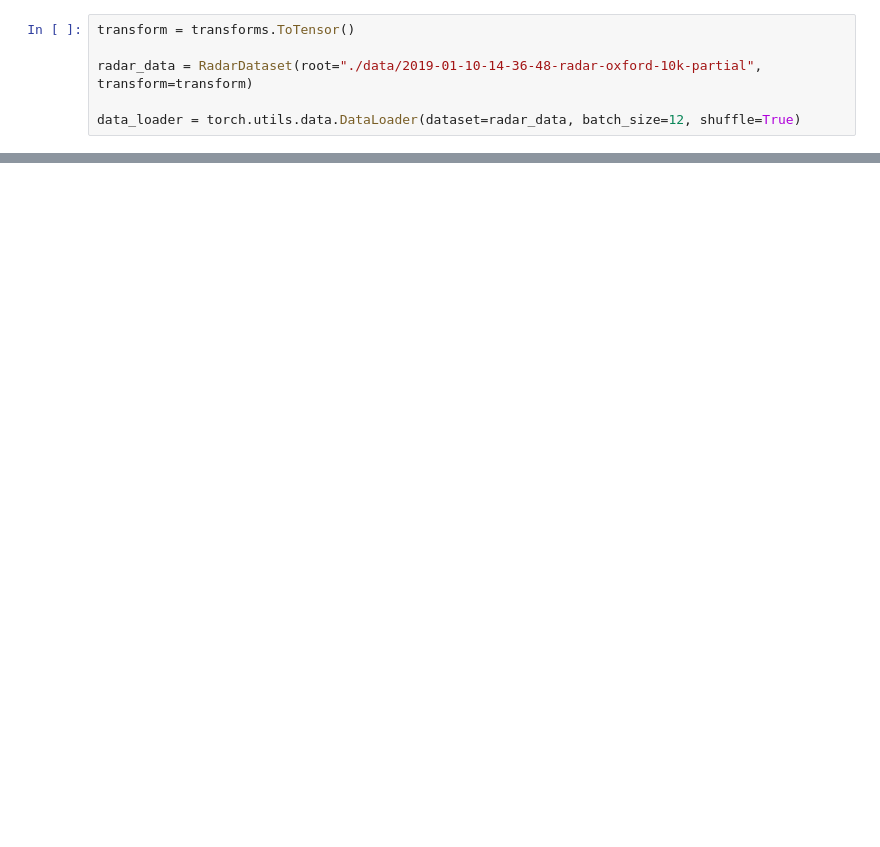
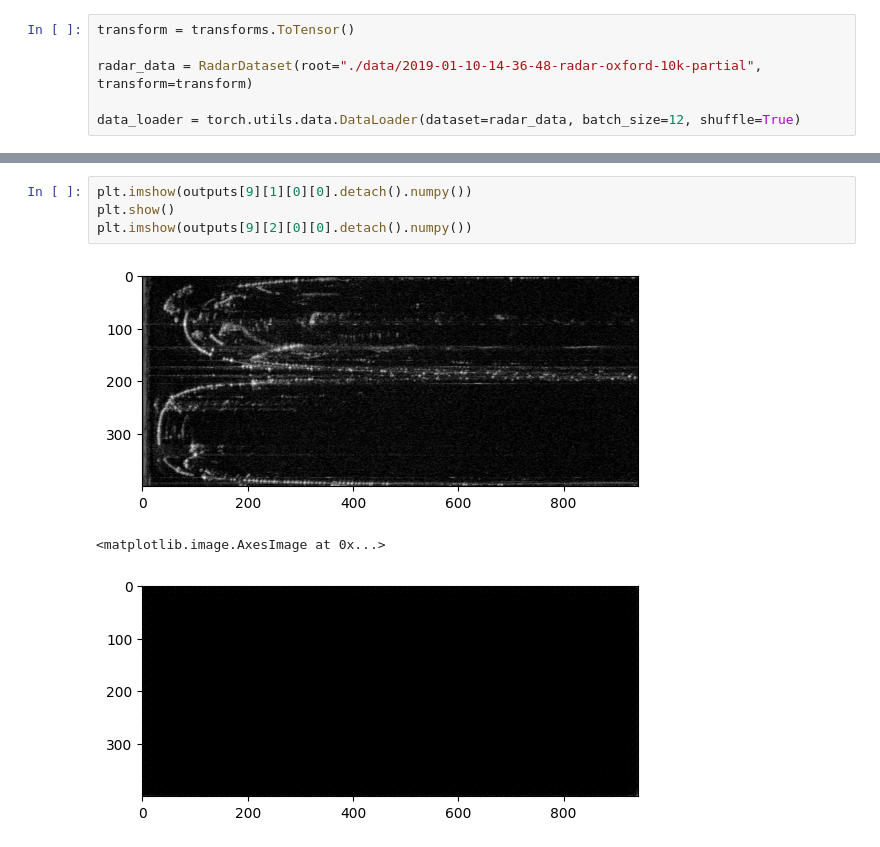
Before and after one commit to fraser148/FMCW-radar-analysis, a Jupyter notebook: radar_convolutional_autoencoder.ipynb, the cells around one changed output, grey strips where cells are left out. Drawn from its saved outputs; the diff is of its cells as text; blank space fills up the shorter version.

```diff
--- a/radar_convolutional_autoencoder.ipynb
+++ b/radar_convolutional_autoencoder.ipynb
@@ -109,0 +141,8 @@ for k in range(0, num_epochs, 4):
+# %%
+plt.imshow(outputs[9][1][0][0].detach().numpy())
+plt.show()
+plt.imshow(outputs[9][2][0][0].detach().numpy())
+# %% [output]
+[figure, added]
+<matplotlib.image.AxesImage at 0x...>
+[figure, added]
```
Also changed, not shown: parts of 6 cells of this notebook, 4 other files.
